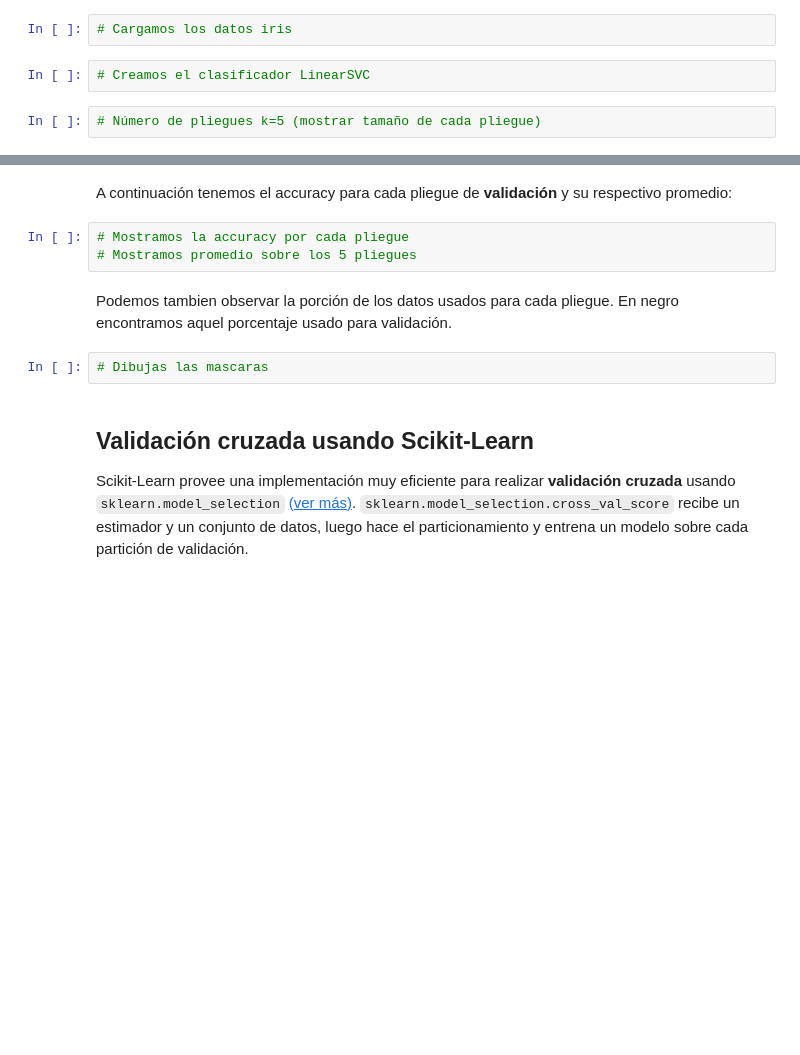
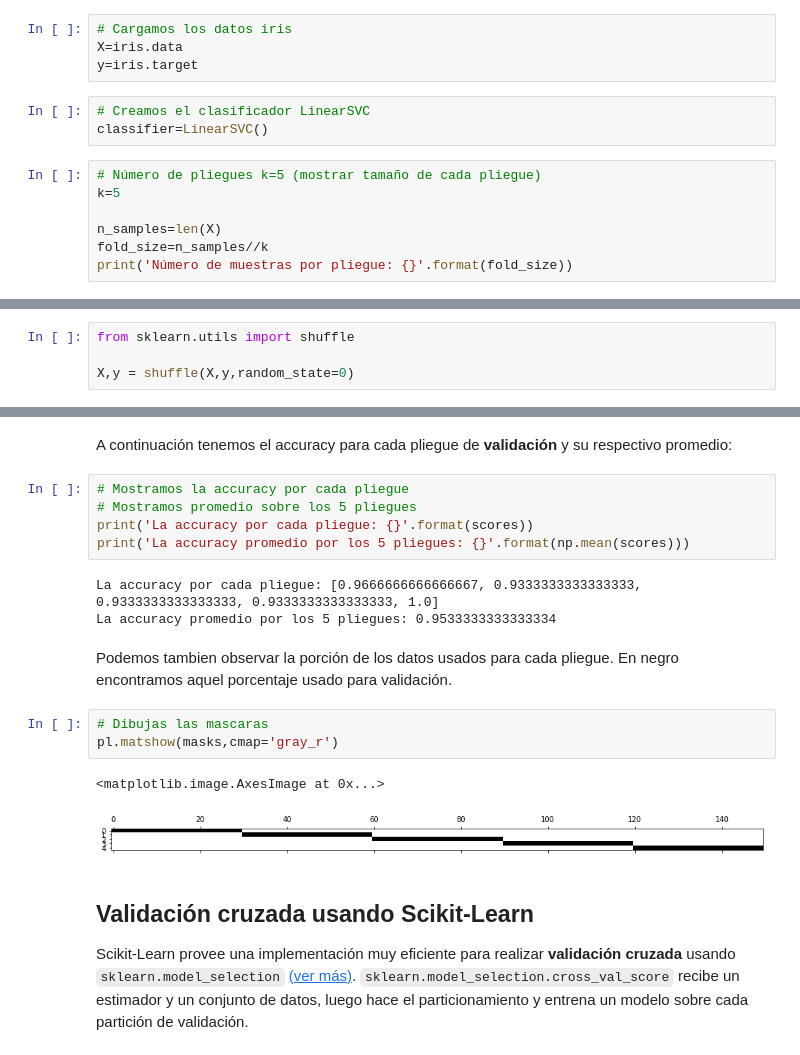
Before and after one commit to almonil/machinelearning, a Jupyter notebook: notebooks/01_machinelearnig/04_artificialintelligence_svm_modelselection_SOL.ipynb, the cells around one changed output, grey strips where cells are left out. Cells and saved outputs as stored; diff of their text form; blank space fills up the shorter version.

```diff
--- a/notebooks/01_machinelearnig/04_artificialintelligence_svm_modelselection_SOL.ipynb
+++ b/notebooks/01_machinelearnig/04_artificialintelligence_svm_modelselection_SOL.ipynb
@@ -448,7 +462,15 @@ La validación cruzada se hace comúnmente de la siguiente manera:
 Vamos a usar el conjunto de datos IRIS y construímos cada uno de los pliegues:
 # %%
 # Cargamos los datos iris
+X=iris.data
+y=iris.target
 # %%
 # Creamos el clasificador LinearSVC
+classifier=LinearSVC()
 # %%
 # Número de pliegues k=5 (mostrar tamaño de cada pliegue)
+k=5
+
+n_samples=len(X)
+fold_size=n_samples//k
+print('Número de muestras por pliegue: {}'.format(fold_size))
@@ -455,5 +479,9 @@ Vamos a usar el conjunto de datos IRIS y construímos cada uno de los pliegues:
 # %% [markdown]
 Primero hacemos un reordenamiento aleatorio de los datos utilizando la función `shuffle`. De tal forma que las clases estén distribuídas a lo largo de los $k$-pliegues.
+# %%
+from sklearn.utils import shuffle
+
+X,y = shuffle(X,y,random_state=0)
 # %% [markdown]
 Para cada pliegue vamos a construir una máscara sobre los datos, que indicará mi partición de entrenamiento y de validación.
 # %%
@@ -478,10 +515,19 @@ A continuación tenemos el accuracy para cada pliegue de **validación** y su re
 # %%
 # Mostramos la accuracy por cada pliegue
 # Mostramos promedio sobre los 5 pliegues
+print('La accuracy por cada pliegue: {}'.format(scores))
+print('La accuracy promedio por los 5 pliegues: {}'.format(np.mean(scores)))
+# %% [output]
+La accuracy por cada pliegue: [0.9666666666666667, 0.9333333333333333, 0.9333333333333333, 0.9333333333333333, 1.0]
+La accuracy promedio por los 5 pliegues: 0.9533333333333334
 # %% [markdown]
 Podemos tambien observar la porción de los datos usados para cada pliegue. En negro encontramos aquel porcentaje usado para validación.
 # %%
 # Dibujas las mascaras
+pl.matshow(masks,cmap='gray_r')
+# %% [output]
+<matplotlib.image.AxesImage at 0x...>
+[figure, added]
 # %% [markdown]
 ## Validación cruzada usando Scikit-Learn
 
```
Also changed, not shown: parts of 28 cells of this notebook.
